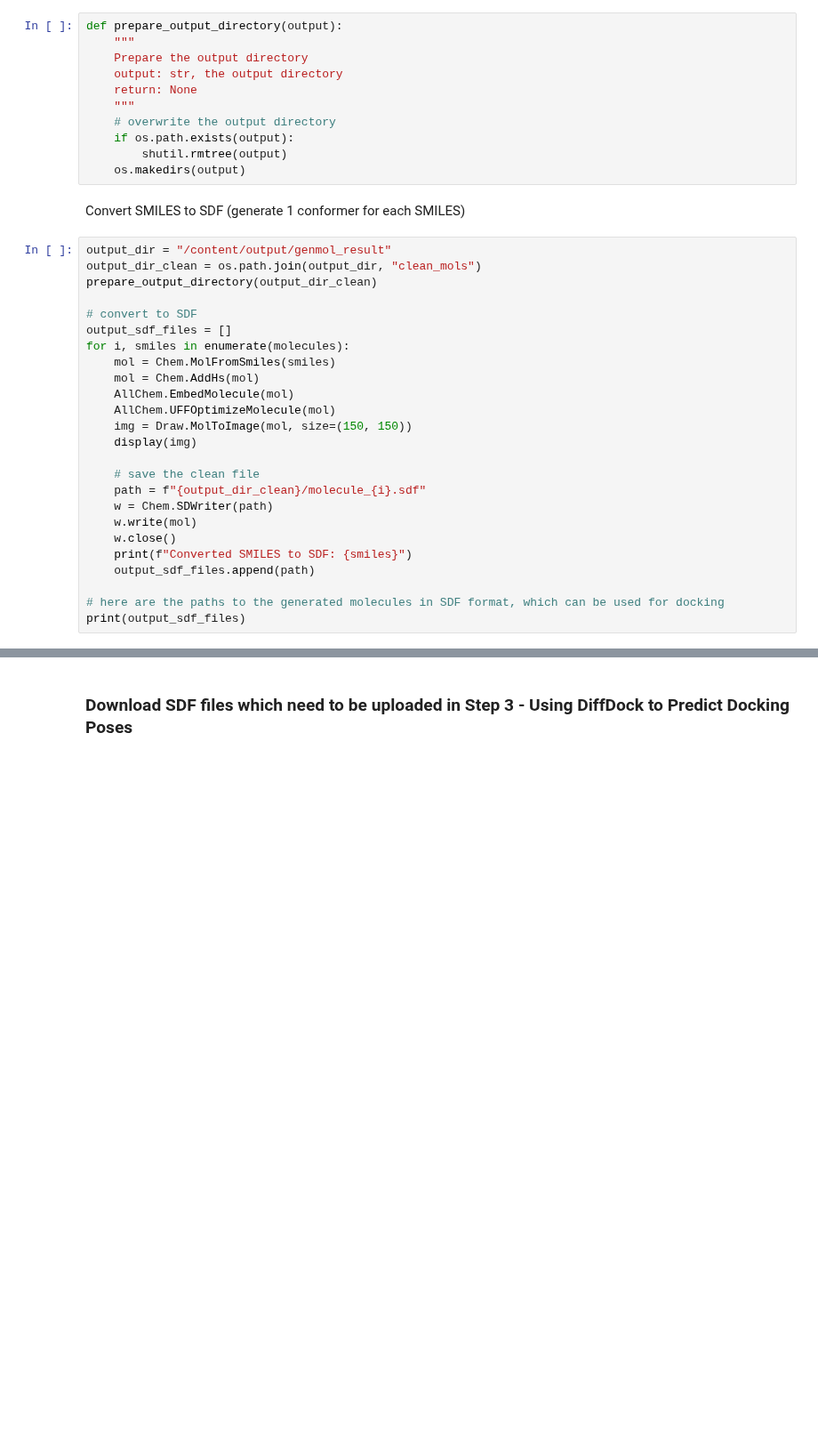
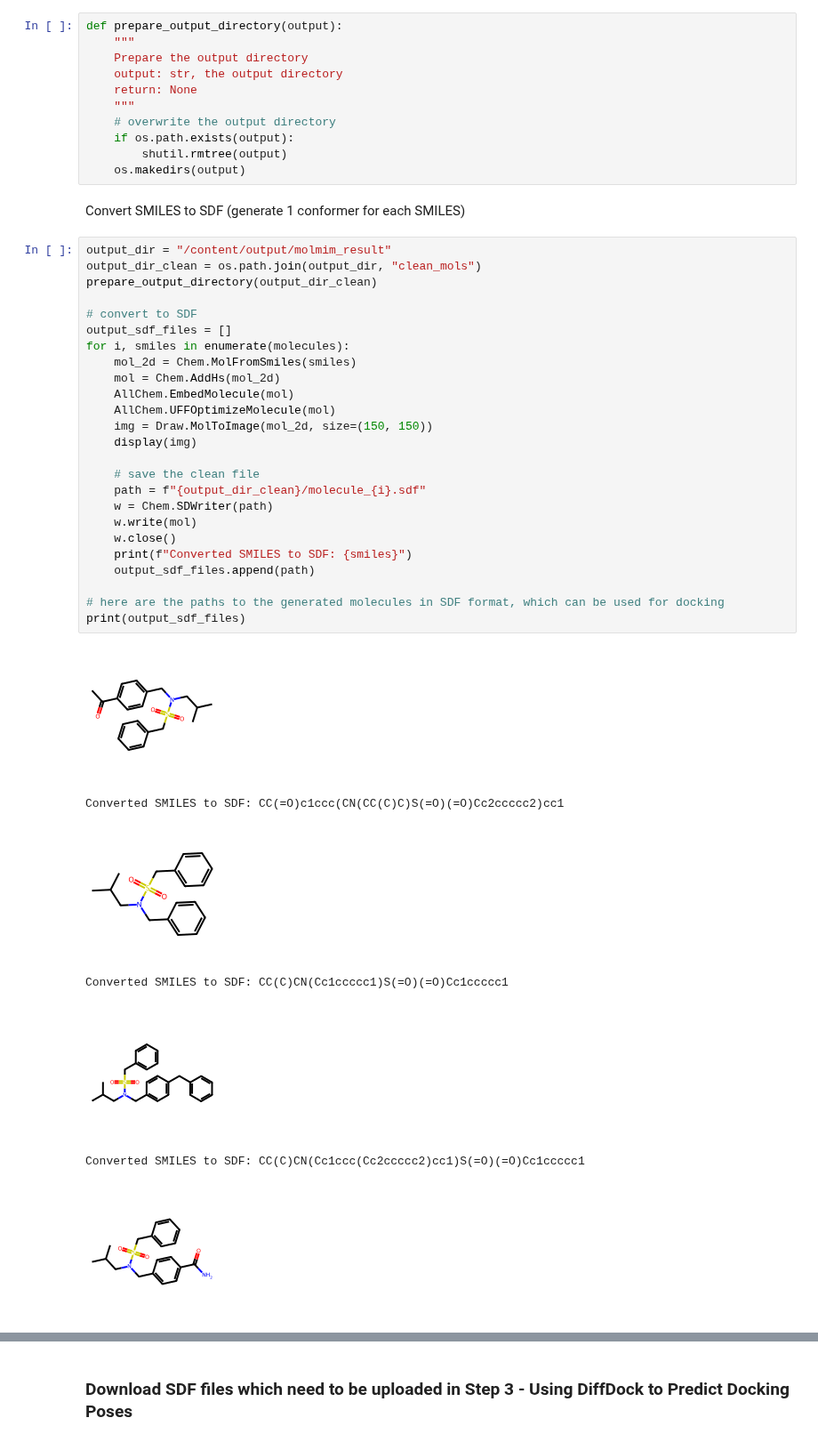
Before and after one commit to bf-nv/bionemo_tutorials, a Jupyter notebook: Step_2_GenMol_Controlled_SM_Generation_4WQP.ipynb, the cells around one changed output, grey strips where cells are left out. Shown at 89% size. Saved outputs shown, nothing was run; the diff lists cells and outputs as text; blank space fills up the shorter version.

```diff
--- a/Step_2_GenMol_Controlled_SM_Generation_4WQP.ipynb
+++ b/Step_2_GenMol_Controlled_SM_Generation_4WQP.ipynb
@@ -306,27 +322,35 @@ def prepare_output_directory(output):
 # %% [markdown]
 Convert SMILES to SDF (generate 1 conformer for each SMILES)
 # %%
-output_dir = "/content/output/genmol_result"
+output_dir = "/content/output/molmim_result"
 output_dir_clean = os.path.join(output_dir, "clean_mols")
 prepare_output_directory(output_dir_clean)
 
 # convert to SDF
 output_sdf_files = []
 for i, smiles in enumerate(molecules):
-    mol = Chem.MolFromSmiles(smiles)
-    mol = Chem.AddHs(mol)
+    mol_2d = Chem.MolFromSmiles(smiles)
+    mol = Chem.AddHs(mol_2d)
     AllChem.EmbedMolecule(mol)
     AllChem.UFFOptimizeMolecule(mol)
-    img = Draw.MolToImage(mol, size=(150, 150))
+    img = Draw.MolToImage(mol_2d, size=(150, 150))
     display(img)
 
     # save the clean file
     path = f"{output_dir_clean}/molecule_{i}.sdf"
     w = Chem.SDWriter(path)
     w.write(mol)
     w.close()
     print(f"Converted SMILES to SDF: {smiles}")
     output_sdf_files.append(path)
 
 # here are the paths to the generated molecules in SDF format, which can be used for docking
 print(output_sdf_files)
+# %% [output]
+[figure, added]
+Converted SMILES to SDF: CC(=O)c1ccc(CN(CC(C)C)S(=O)(=O)Cc2ccccc2)cc1
+[figure, added]
+Converted SMILES to SDF: CC(C)CN(Cc1ccccc1)S(=O)(=O)Cc1ccccc1
+[figure, added]
+Converted SMILES to SDF: CC(C)CN(Cc1ccc(Cc2ccccc2)cc1)S(=O)(=O)Cc1ccccc1
+[figure, added]
```
Also changed, not shown: parts of 11 cells of this notebook.
